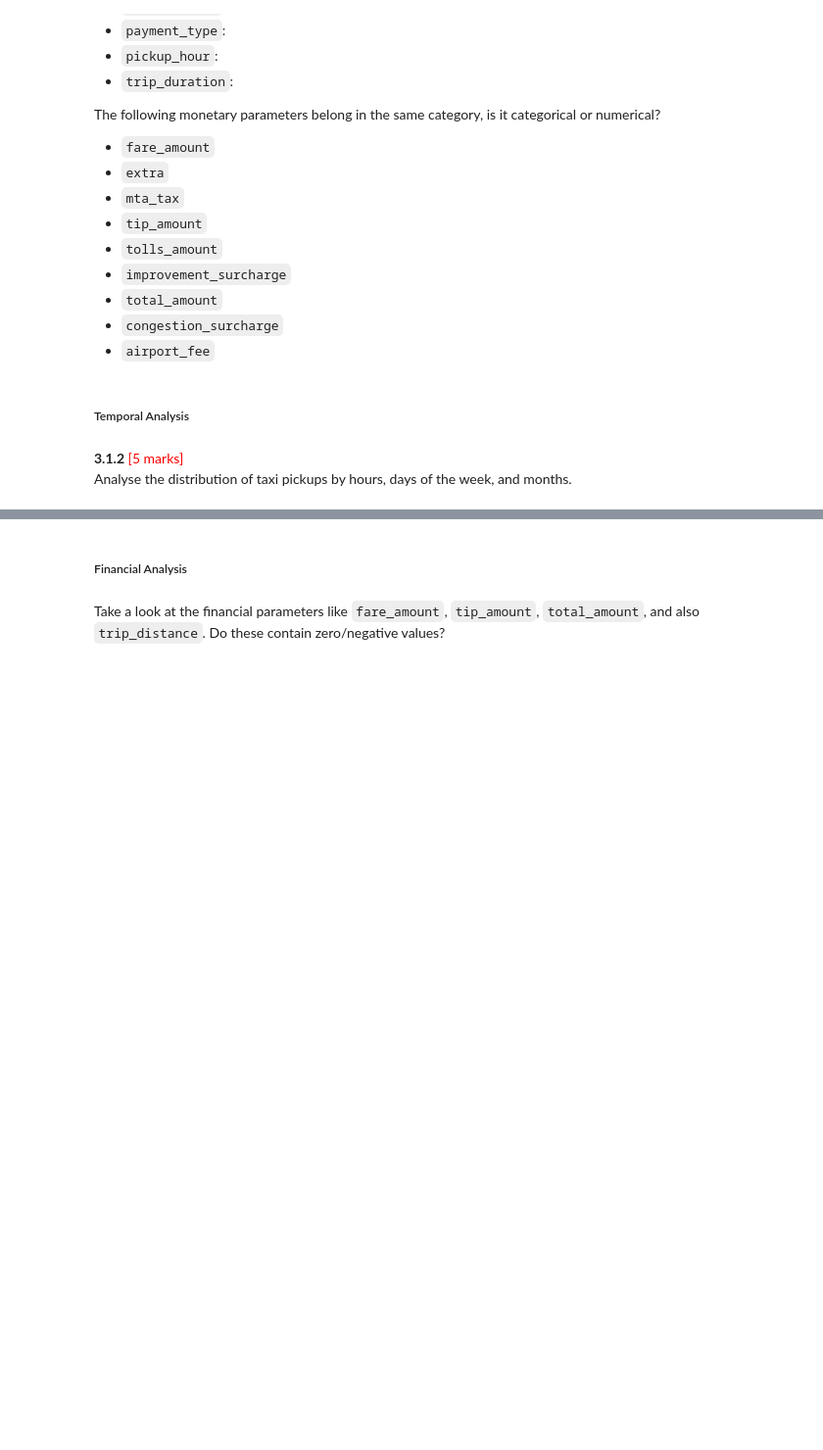
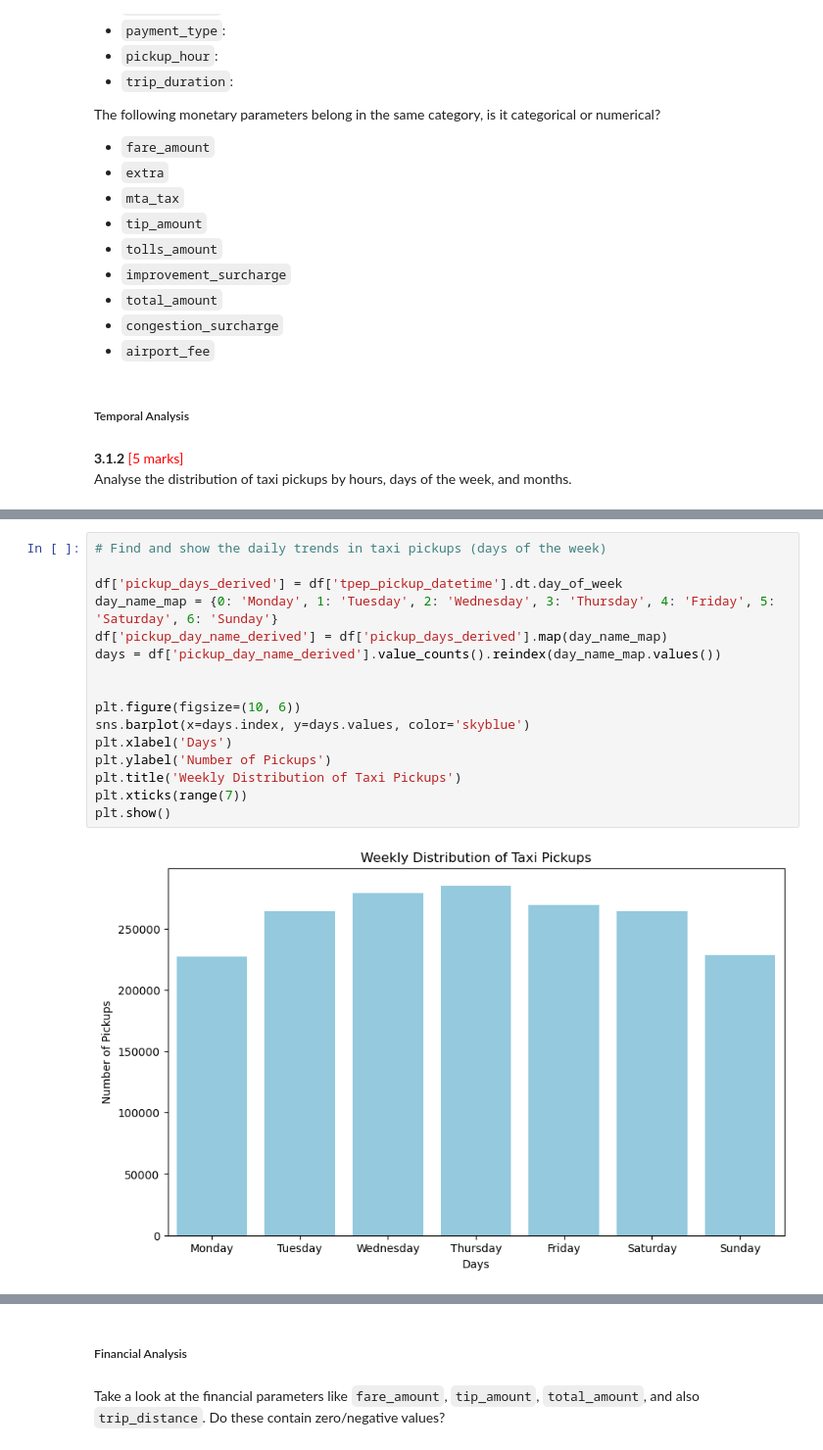
Before and after one commit to rajiv2607/EDA-NYC-Taxi, a Jupyter notebook: Datasets and Dictionary/EDA_Assg_NYC_Taxi_Starter.ipynb, the cells around one changed output, grey strips where cells are left out. Shown at 98% size. Cells and saved outputs as stored; diff of their text form; blank space fills up the shorter version.

```diff
--- a/Datasets and Dictionary/EDA_Assg_NYC_Taxi_Starter.ipynb
+++ b/Datasets and Dictionary/EDA_Assg_NYC_Taxi_Starter.ipynb
@@ -539,0 +734,18 @@ Analyse the distribution of taxi pickups by hours, days of the week, and months.
+# %%
+# Find and show the daily trends in taxi pickups (days of the week)
+
+df['pickup_days_derived'] = df['tpep_pickup_datetime'].dt.day_of_week
+day_name_map = {0: 'Monday', 1: 'Tuesday', 2: 'Wednesday', 3: 'Thursday', 4: 'Friday', 5: 'Saturday', 6: 'Sunday'}
+df['pickup_day_name_derived'] = df['pickup_days_derived'].map(day_name_map)
+days = df['pickup_day_name_derived'].value_counts().reindex(day_name_map.values())
+
+
+plt.figure(figsize=(10, 6))
+sns.barplot(x=days.index, y=days.values, color='skyblue')
+plt.xlabel('Days')
+plt.ylabel('Number of Pickups')
+plt.title('Weekly Distribution of Taxi Pickups')
+plt.xticks(range(7))
+plt.show()
+# %% [output]
+[figure, added]
```
Also changed, not shown: parts of 50 cells of this notebook.
